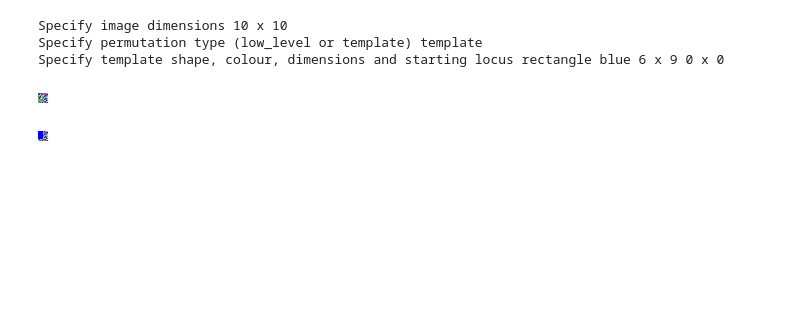
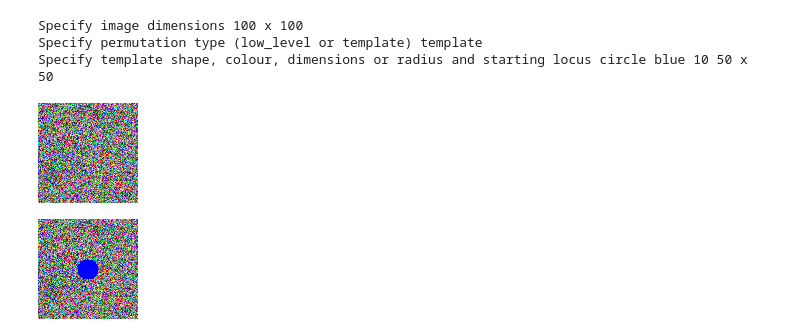
Before and after one commit to mpandya18/Image_Permutator_For_Backdoor_Generation, a Jupyter notebook: Image_Permutator_For_Backdoor_Generation.ipynb, the cells around one changed output. Drawn from its saved outputs; the diff is of its cells as text; code cells hidden in the pictures; blank space fills up the shorter version.

Commit message:
Added circle template functionality

```diff
--- a/Image_Permutator_For_Backdoor_Generation.ipynb
+++ b/Image_Permutator_For_Backdoor_Generation.ipynb
@@ -2,6 +2,7 @@
 import os
 import time
 
+import math
 import numpy
 from PIL import Image
 
@@ -34,7 +35,7 @@ def template_permutation(specified_image_dimensions):
     G_value = -1
     B_value = -1
 
-    template_details = input('Specify template shape, colour, dimensions and starting locus ')
+    template_details = input('Specify template shape, colour, dimensions or radius and starting locus ')
     template_details = template_details.split()
 
 
@@ -73,7 +74,7 @@ def template_permutation(specified_image_dimensions):
         G_value = 130
         B_value = 238
 
-    if template_details[0] == "square" or "rectangle":
+    if ((template_details[0] == "square") or (template_details[0] == "rectangle")):
 
         template_locus = template_details[5] + " " + template_details[6] + " " + template_details[7]
         template_locus_numbers = []
@@ -126,11 +127,25 @@ def template_permutation(specified_image_dimensions):
 
 
         if(((radius*2)>image_dimension_numbers[0]) or ((radius*2)>image_dimension_numbers[1])):
-            print("Error: -radius is too large for image dimensions!")
+            print("Error: radius is too large for image dimensions!")
 
         else:
-            #for circle_iterator in range()
-            #STILL IN DEVELOPMENT
+            #carry out permutation
+
+            create_image(image_dimension_numbers[0], image_dimension_numbers[1], 1)
+
+            for image in image_dataset:
+                display(image)
+                pixelmap = image.load()
+                pi_value = 3.1415926535
+                while radius >=0:
+
+                    for circle_iterator in range(0, 360, 1):
+                        x_coordinate = radius*math.cos(circle_iterator * pi_value/180)
+                        y_coordinate = radius*math.sin(circle_iterator * pi_value/180)
+                        pixelmap[int(x_coordinate+circle_centre_locus_numbers[0]), int(y_coordinate)+ circle_centre_locus_numbers[1]] = (R_value, G_value, B_value)
+                    radius = radius - 1
+                display(image)
 
 
 def low_level_permutation(specified_image_dimensions):
@@ -147,8 +162,8 @@ def low_level_permutation(specified_image_dimensions):
 
     image_dimension_numbers = []
     for word in specified_image_dimensions.split():
-       if word.isdigit():
-          image_dimension_numbers.append(int(word))
+        if word.isdigit():
+            image_dimension_numbers.append(int(word))
 
     print("numbers check: "+str(image_dimension_numbers[0]) + " "+ str(image_dimension_numbers[1]))
 
@@ -198,34 +213,34 @@ def low_level_permutation(specified_image_dimensions):
                     else: R_value = individual_pixel[0]+individual_pixel_mutation_numbers[2]
 
                     if(individual_pixel[1]+individual_pixel_mutation_numbers[3]>255):
                         G_value = 255
                     elif ((individual_pixel[1]+individual_pixel_mutation_numbers[3])<0):
                         G_value = 0
                     else: G_value = individual_pixel[1]+individual_pixel_mutation_numbers[3]
 
                     if(individual_pixel[2]+individual_pixel_mutation_numbers[4]>255):
                         B_value = 255
                     elif ((individual_pixel[2]+individual_pixel_mutation_numbers[4])<0):
                         B_value = 0
                     else: B_value = individual_pixel[2]+individual_pixel_mutation_numbers[4]
 
                 pixelmap[individual_pixel_mutation_numbers[0]-1, individual_pixel_mutation_numbers[1]-1] = (R_value, G_value, B_value)
                 mutated_individual_pixel = pixelmap[individual_pixel_mutation_numbers[0]-1, individual_pixel_mutation_numbers[1]-1]
                 print("Confirming mutated pixel check: "+str(mutated_individual_pixel[0])+ " "+str(mutated_individual_pixel[1])+ " "+str(mutated_individual_pixel[2]))
         display(image)
 
 #Specify image dimensions
 image_dimensions=input("Specify image dimensions ")
 
 permutation_type = input("Specify permutation type (low_level or template) ")
 
 if permutation_type == "low_level":
     low_level_permutation(image_dimensions)
 if permutation_type == "template":
     template_permutation(image_dimensions)
 # %% [output]
-Specify image dimensions 10 x 10
+Specify image dimensions 100 x 100
 Specify permutation type (low_level or template) template
-Specify template shape, colour, dimensions and starting locus rectangle blue 6 x 9 0 x 0
+Specify template shape, colour, dimensions or radius and starting locus circle blue 10 50 x 50
-[figure, old version]
+[figure, new version]
-[figure, old version]
+[figure, new version]
```
